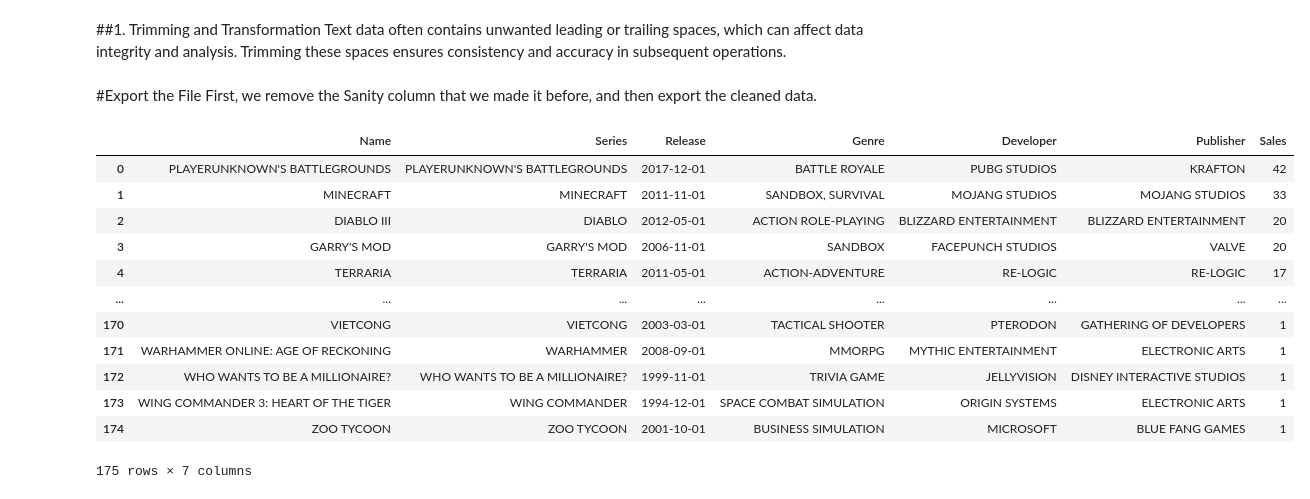
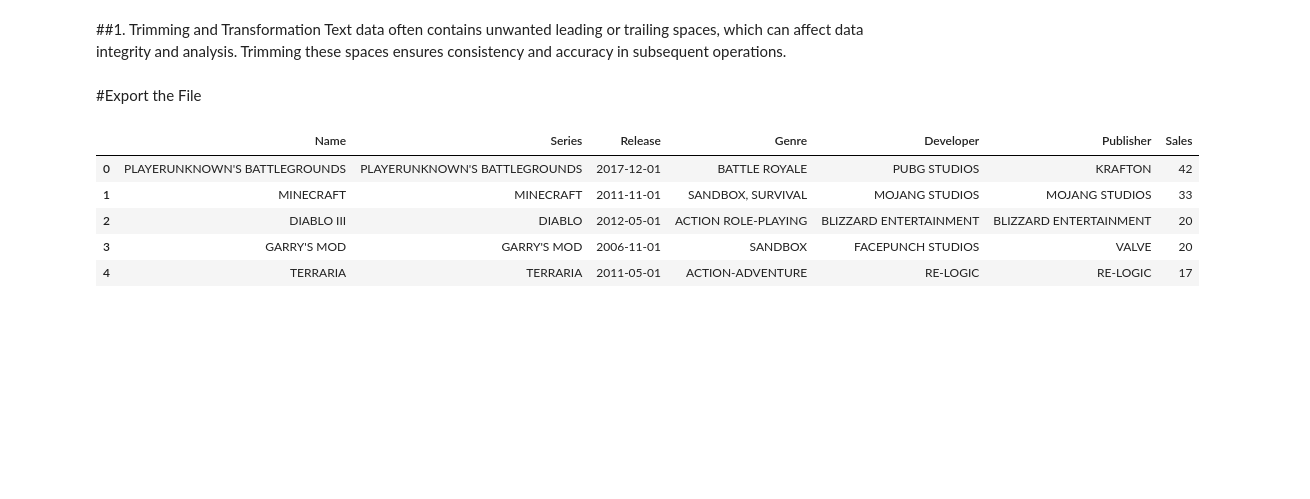
Before and after one commit to FatoniRahmat/Data-Analyst-in-Python, a Jupyter notebook: Game.ipynb, the cells around one changed output. Saved outputs shown, nothing was run; the diff lists cells and outputs as text; code cells hidden in the pictures; blank space fills up the shorter version.

Commit message:
Data Cleansing

```diff
--- a/Game.ipynb
+++ b/Game.ipynb
@@ -159,24 +165,16 @@ We do not have any negative values.
 Text data often contains unwanted leading or trailing spaces, which can affect data integrity and analysis. Trimming these spaces ensures consistency and accuracy in subsequent operations.
 # %%
 df[['Name', 'Series', 'Genre', 'Developer', 'Publisher']] = df[['Name', 'Series', 'Genre', 'Developer', 'Publisher']].applymap(str.strip).applymap(str.upper)
-# %% [markdown]
-#Export the File
-First, we remove the Sanity column that we made it before, and then export the cleaned data.
+# %% [markdown]
+#Export the File
 # %%
-df
+df.head()
 # %% [output]
 |  | Name | Series | Release | Genre | Developer | Publisher | Sales |
 | 0 | PLAYERUNKNOWN'S BATTLEGROUNDS | PLAYERUNKNOWN'S BATTLEGROUNDS | 2017-12-01 | BATTLE ROYALE | PUBG STUDIOS | KRAFTON | 42 |
 | 1 | MINECRAFT | MINECRAFT | 2011-11-01 | SANDBOX, SURVIVAL | MOJANG STUDIOS | MOJANG STUDIOS | 33 |
 | 2 | DIABLO III | DIABLO | 2012-05-01 | ACTION ROLE-PLAYING | BLIZZARD ENTERTAINMENT | BLIZZARD ENTERTAINMENT | 20 |
 | 3 | GARRY'S MOD | GARRY'S MOD | 2006-11-01 | SANDBOX | FACEPUNCH STUDIOS | VALVE | 20 |
 | 4 | TERRARIA | TERRARIA | 2011-05-01 | ACTION-ADVENTURE | RE-LOGIC | RE-LOGIC | 17 |
-| ... | ... | ... | ... | ... | ... | ... | ... |
-| 170 | VIETCONG | VIETCONG | 2003-03-01 | TACTICAL SHOOTER | PTERODON | GATHERING OF DEVELOPERS | 1 |
-| 171 | WARHAMMER ONLINE: AGE OF RECKONING | WARHAMMER | 2008-09-01 | MMORPG | MYTHIC ENTERTAINMENT | ELECTRONIC ARTS | 1 |
-| 172 | WHO WANTS TO BE A MILLIONAIRE? | WHO WANTS TO BE A MILLIONAIRE? | 1999-11-01 | TRIVIA GAME | JELLYVISION | DISNEY INTERACTIVE STUDIOS | 1 |
-| 173 | WING COMMANDER 3: HEART OF THE TIGER | WING COMMANDER | 1994-12-01 | SPACE COMBAT SIMULATION | ORIGIN SYSTEMS | ELECTRONIC ARTS | 1 |
-| 174 | ZOO TYCOON | ZOO TYCOON | 2001-10-01 | BUSINESS SIMULATION | MICROSOFT | BLUE FANG GAMES | 1 |
-175 rows × 7 columns
 # %%
 df.to_csv('Games_Dataset_Cleaned.csv')
```
Also changed, not shown: parts of 25 cells of this notebook.
